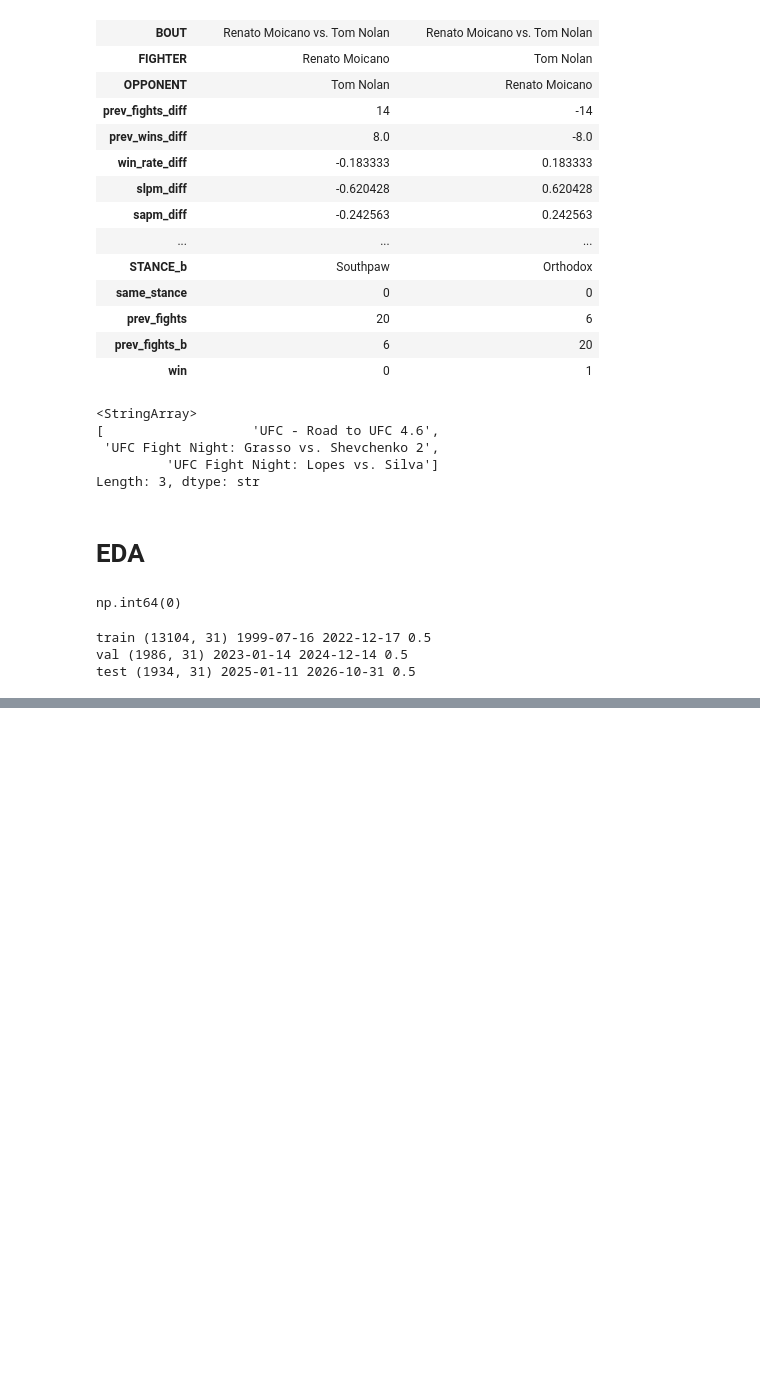
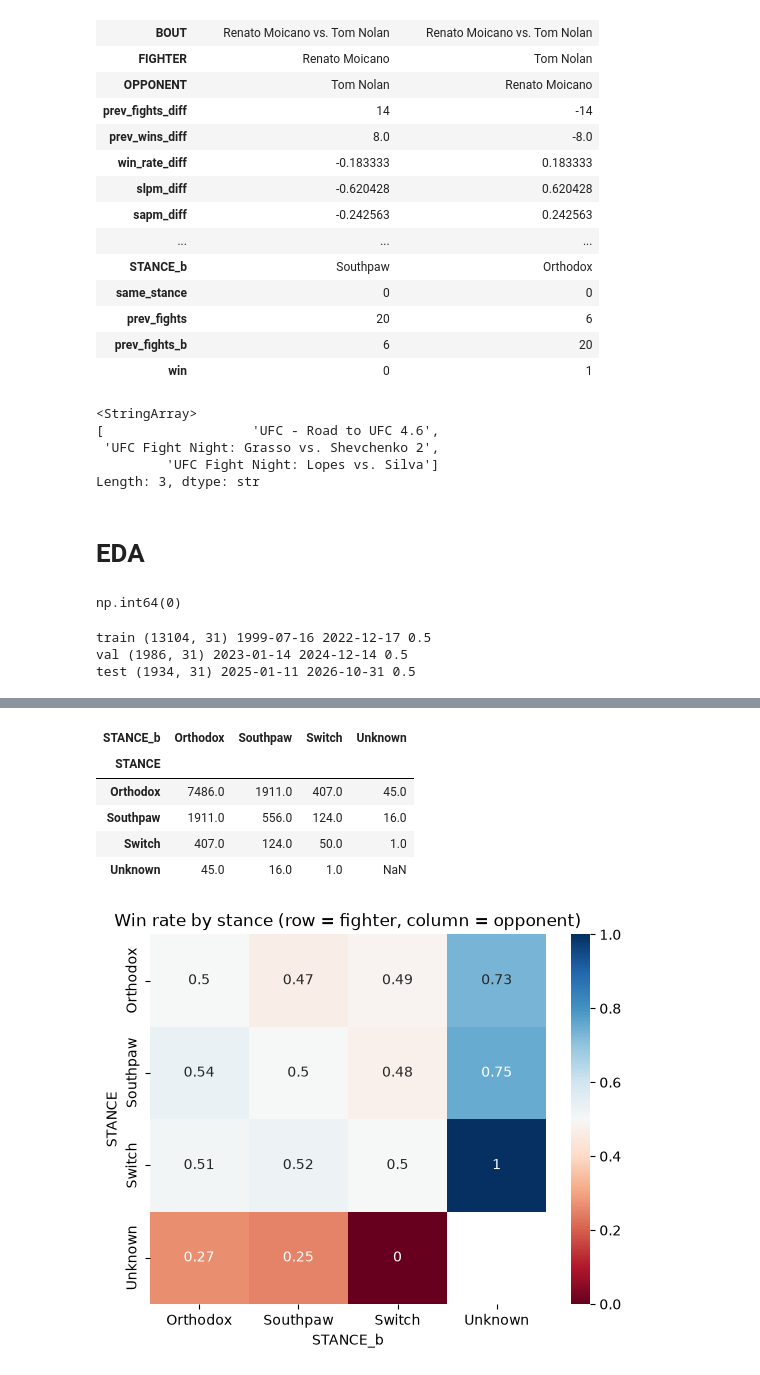
Before and after one commit to sotomarcos24/UFC-FIGHT-PREDICTIONS, a Jupyter notebook: notebook.ipynb, the cells around one changed output, grey strips where cells are left out. Drawn from its saved outputs; the diff is of its cells as text; code cells hidden in the pictures; blank space fills up the shorter version.

```diff
--- a/notebook.ipynb
+++ b/notebook.ipynb
@@ -803,0 +1040,18 @@ test (1934, 31) 2025-01-11 2026-10-31 0.5
+# %%
+# 4. Cruce de guardias: % de victorias del FIGHTER según su guardia y la del rival
+stance_matrix = train.pivot_table(index="STANCE", columns="STANCE_b",
+                                  values="win", aggfunc="mean").round(3)
+stance_counts = train.pivot_table(index="STANCE", columns="STANCE_b",
+                                  values="win", aggfunc="count")
+
+sns.heatmap(stance_matrix, annot=True, cmap="RdBu", center=0.5)
+plt.title("Win rate by stance (row = fighter, column = opponent)")
+stance_counts
+# %% [output]
+| STANCE_b | Orthodox | Southpaw | Switch | Unknown |
+| STANCE |  |  |  |  |
+| Orthodox | 7486.0 | 1911.0 | 407.0 | 45.0 |
+| Southpaw | 1911.0 | 556.0 | 124.0 | 16.0 |
+| Switch | 407.0 | 124.0 | 50.0 | 1.0 |
+| Unknown | 45.0 | 16.0 | 1.0 | NaN |
+[figure, added]
```
Also changed, not shown: parts of 18 cells of this notebook, 1 other file.
